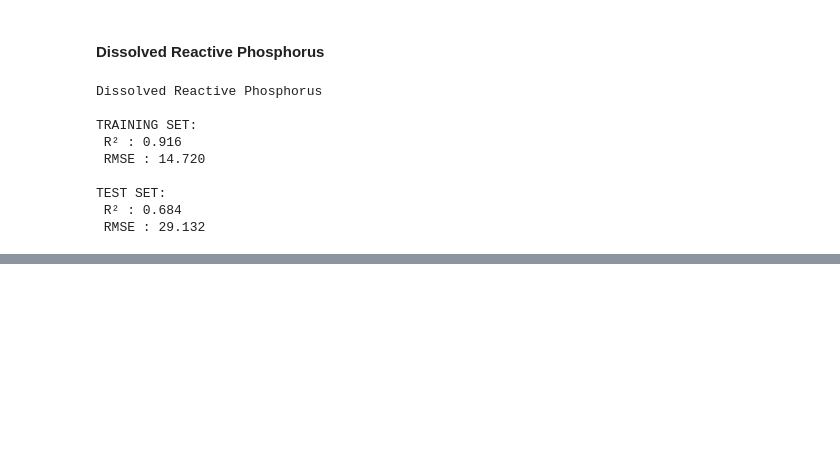
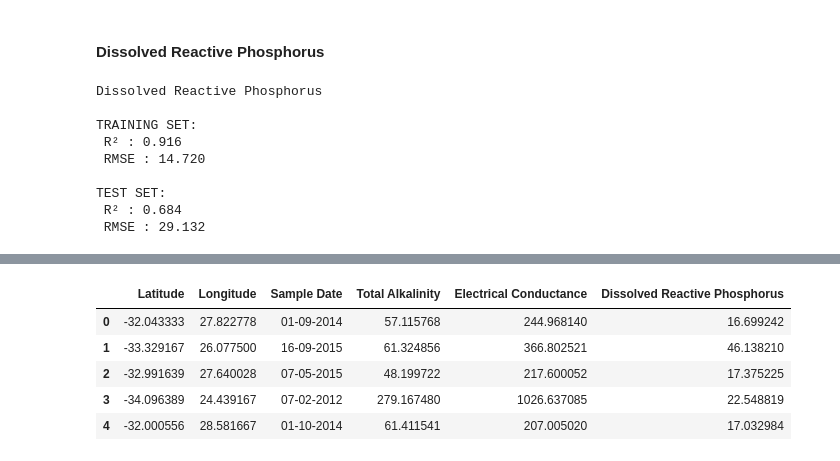
Before and after one commit to TonnieD/EY_AI_-_Data_Challenge, a Jupyter notebook: xgboost.ipynb, the cells around one changed output, grey strips where cells are left out. Saved outputs shown, nothing was run; the diff lists cells and outputs as text; code cells hidden in the pictures; blank space fills up the shorter version.

Commit message:
Submitted my baseline xgboost model

```diff
--- a/xgboost.ipynb
+++ b/xgboost.ipynb
@@ -285,0 +368,5 @@ TEST SET:
+# %%
+# Scale and Impute the data using the already defined functions scaler and imputer
+scaled_val_df = scaler.transform(val_df)
+X = imputer.transform(scaled_val_df)
+print(X)
@@ -285,0 +381,9 @@ TEST SET:
+# %%
+# Make predictions on validation set
+val_TA_preds = model_ta.predict(X)
+val_EC_preds = model_ec.predict(X)
+val_DRP_preds = model_drp.predict(X)
+
+print(val_TA_preds[:5])
+print(val_EC_preds[:5])
+print(val_DRP_preds[:5])
@@ -285,0 +405,19 @@ TEST SET:
+# %%
+# add the predicted values to the submission template
+sub_df = pd.DataFrame({
+    'Latitude': test_file['Latitude'].values,
+    'Longitude': test_file['Longitude'].values,
+    'Sample Date': test_file['Sample Date'].values,
+    'Total Alkalinity': val_TA_preds,
+    'Electrical Conductance': val_EC_preds,
+    'Dissolved Reactive Phosphorus': val_DRP_preds
+})
+
+sub_df.head()
+# %% [output]
+|  | Latitude | Longitude | Sample Date | Total Alkalinity | Electrical Conductance | Dissolved Reactive Phosphorus |
+| 0 | -32.043333 | 27.822778 | 01-09-2014 | 57.115768 | 244.968140 | 16.699242 |
+| 1 | -33.329167 | 26.077500 | 16-09-2015 | 61.324856 | 366.802521 | 46.138210 |
+| 2 | -32.991639 | 27.640028 | 07-05-2015 | 48.199722 | 217.600052 | 17.375225 |
+| 3 | -34.096389 | 24.439167 | 07-02-2012 | 279.167480 | 1026.637085 | 22.548819 |
+| 4 | -32.000556 | 28.581667 | 01-10-2014 | 61.411541 | 207.005020 | 17.032984 |
```
Also changed, not shown: parts of 14 cells of this notebook, 3 other files.
